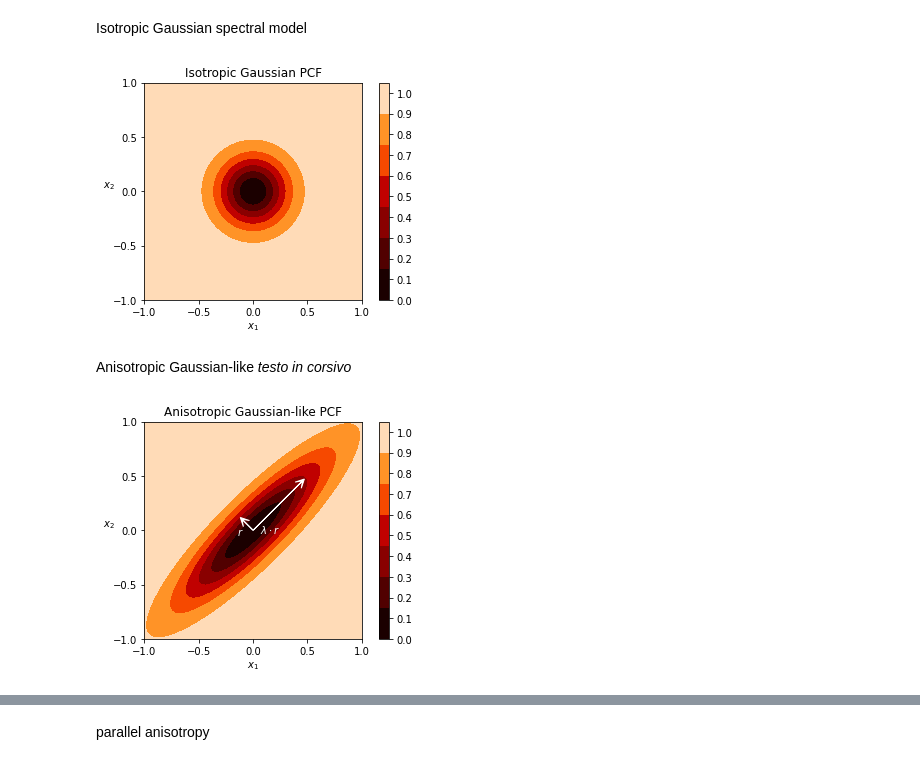
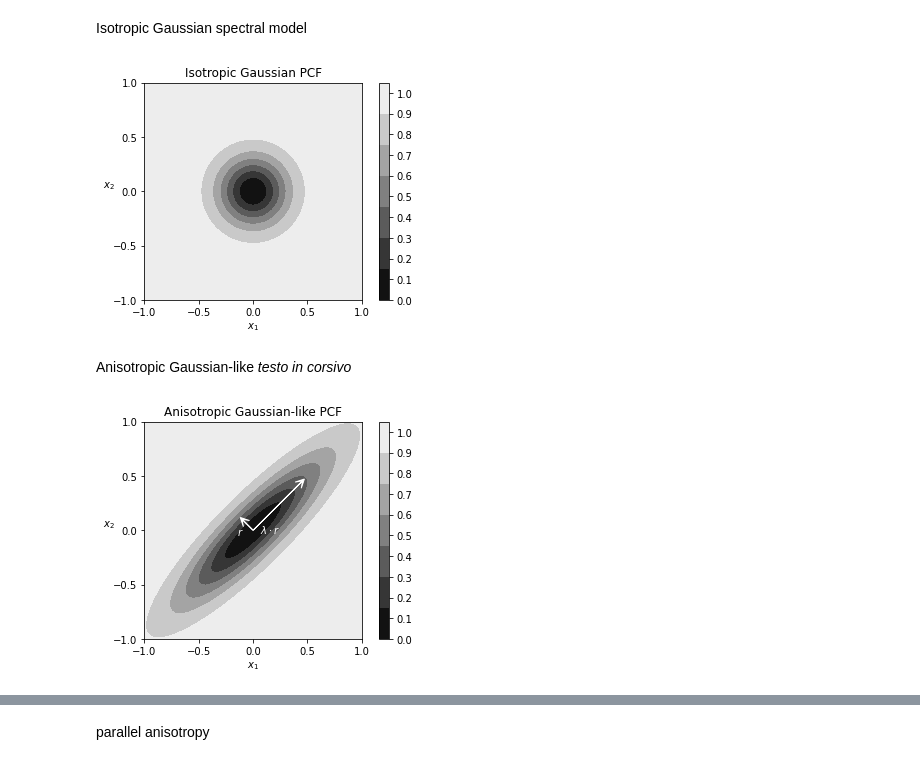
Before and after one commit to LGhilotti/pp_mix, a Jupyter notebook: thesis_analysis/simulations/ContourPaper.ipynb, the cells around one changed output, grey strips where cells are left out. Cells and saved outputs as stored; diff of their text form; code cells hidden in the pictures.

Commit message:
contour paper

```diff
--- a/thesis_analysis/simulations/ContourPaper.ipynb
+++ b/thesis_analysis/simulations/ContourPaper.ipynb
@@ -19,19 +17,19 @@ G_iso = g_iso(Z1,Z2)
 # %%
 fig,ax=plt.subplots(1,1)
 v=np.linspace(0,1,11,endpoint=True)
-cp = ax.contourf(Z1, Z2, G_iso, cmap='gist_grey')
+cp = ax.contourf(Z1, Z2, G_iso, cmap='gist_gray')
 fig.colorbar(cp,ticks=v) # Add a colorbar to a plot
 ax.set_title('Isotropic Gaussian PCF')
 ax.set_xlabel('$x_1$')
 h=ax.set_ylabel('$x_2$')
 h.set_rotation(0)
 plt.xticks(np.arange(-1, 1.25, step=0.5))
 plt.yticks(np.arange(-1, 1.25, step=0.5))
 
 plt.gca().set_aspect('equal', adjustable='box')
 fig.savefig('iso_pcf.pdf',bbox_inches="tight")
 # %% [output]
-[figure, old version]
+[figure, new version]
 # %% [markdown]
 Anisotropic Gaussian-like
 *testo in corsivo*
@@ -50,7 +48,7 @@ G_aniso_bisec = g_aniso_bisec(Z1,Z2)
 # %%
 fig,ax=plt.subplots(1,1)
 v=np.linspace(0,1,11,endpoint=True)
-cp = ax.contourf(Z1, Z2, G_aniso_bisec,cmap='gist_heat')
+cp = ax.contourf(Z1, Z2, G_aniso_bisec,cmap='gist_gray')
 plt.colorbar(cp,ticks=v)
 #fig.colorbar(cp) # Add a colorbar to a plot
 ax.set_title('Anisotropic Gaussian-like PCF')
@@ -70,4 +68,4 @@ plt.text(-0.15,-0.05, r'$r$', color='white')
 plt.gca().set_aspect('equal', adjustable='box')
 fig.savefig('aniso_bisec_eigen_pcf_poster.pdf',bbox_inches="tight")
 # %% [output]
-[figure, old version]
+[figure, new version]
```
Also changed, not shown: parts of 5 cells of this notebook.
